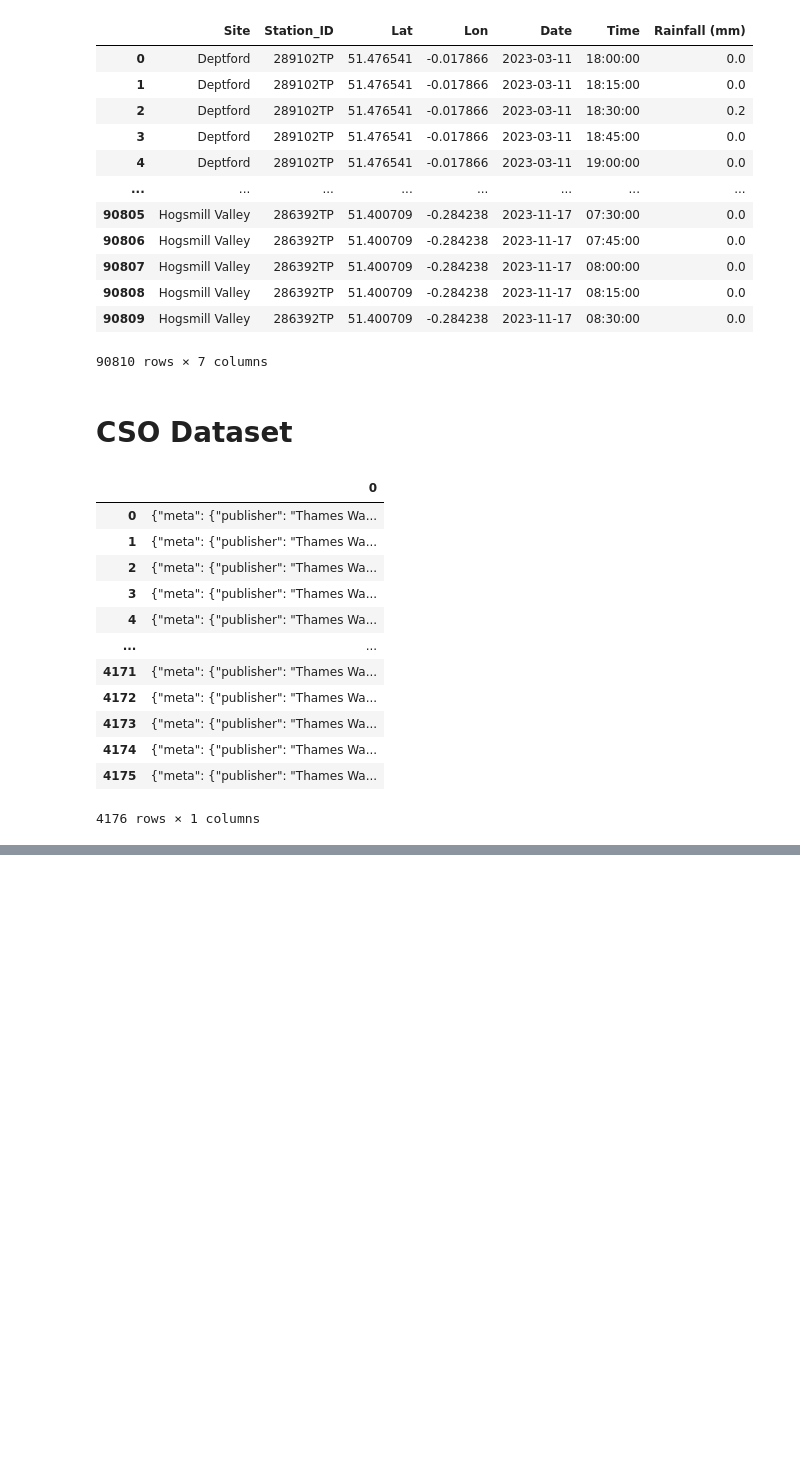
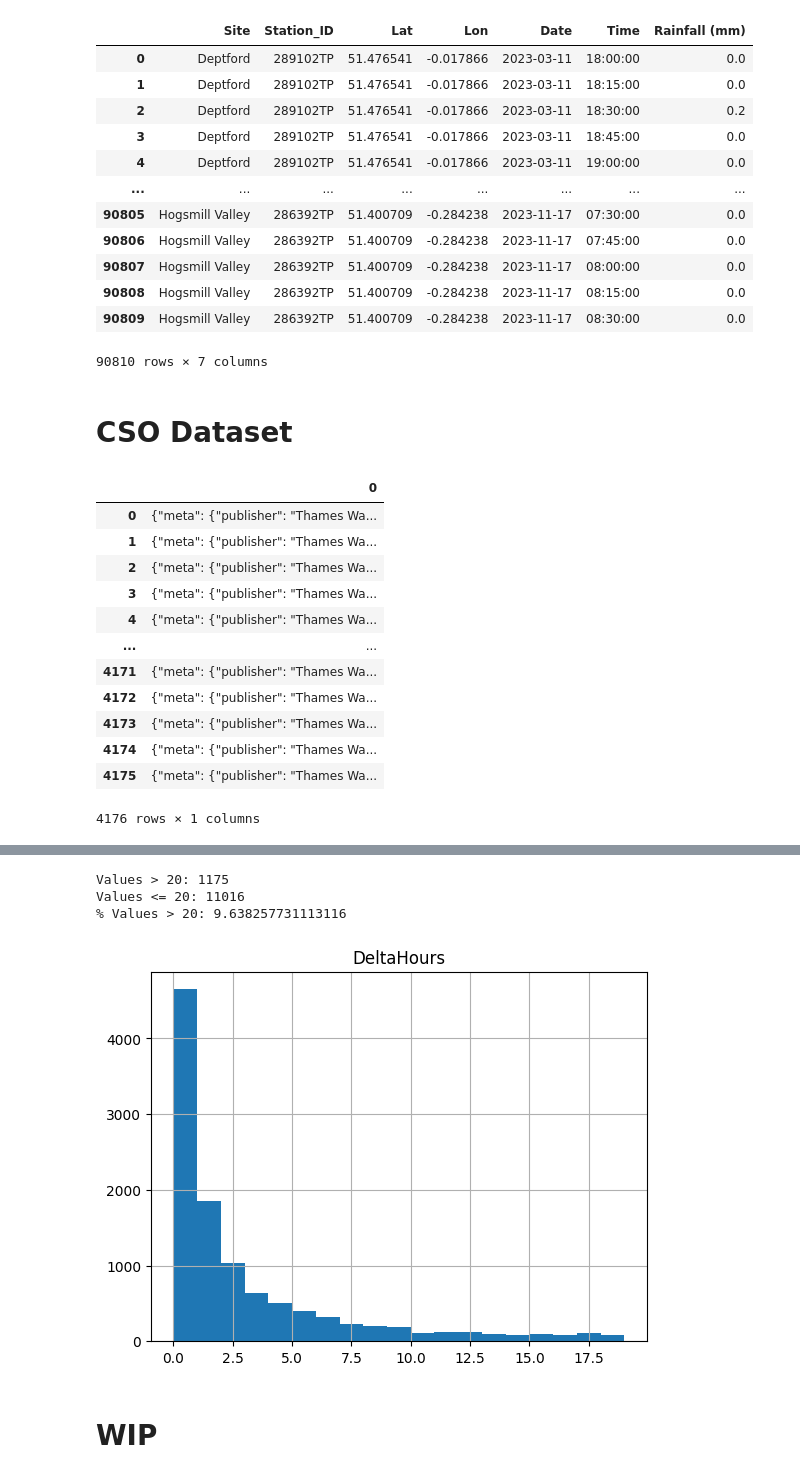
Before and after one commit to MassimilianoArca/Thames-Ecoli, a Jupyter notebook: thames/data_preprocessing/cso_rain_dataset.ipynb, the cells around one changed output, grey strips where cells are left out. Saved outputs shown, nothing was run; the diff lists cells and outputs as text; code cells hidden in the pictures; blank space fills up the shorter version.

```diff
--- a/thames/data_preprocessing/cso_rain_dataset.ipynb
+++ b/thames/data_preprocessing/cso_rain_dataset.ipynb
@@ -486,0 +579,17 @@ prova_final
+# %%
+count = (final_group_cso_df['DeltaHours'] > 20).sum()
+
+filtered_df = final_group_cso_df[(final_group_cso_df['DeltaHours'] >= 0) & (final_group_cso_df['DeltaHours'] <= 20)]
+filtered_df.hist(column='DeltaHours', bins=np.arange(0, 20, 1))
+
+print(f'Values > 20: {count}')
+print(f'Values <= 20: {filtered_df.shape[0]}')
+
+print(f'% Values > 20: {100 * count / final_group_cso_df.shape[0]}')
+# %% [output]
+Values > 20: 1175
+Values <= 20: 11016
+% Values > 20: 9.638257731113116
+[figure, added]
+# %% [markdown]
+# WIP
```
Also changed, not shown: parts of 49 cells of this notebook, 2 other files.
